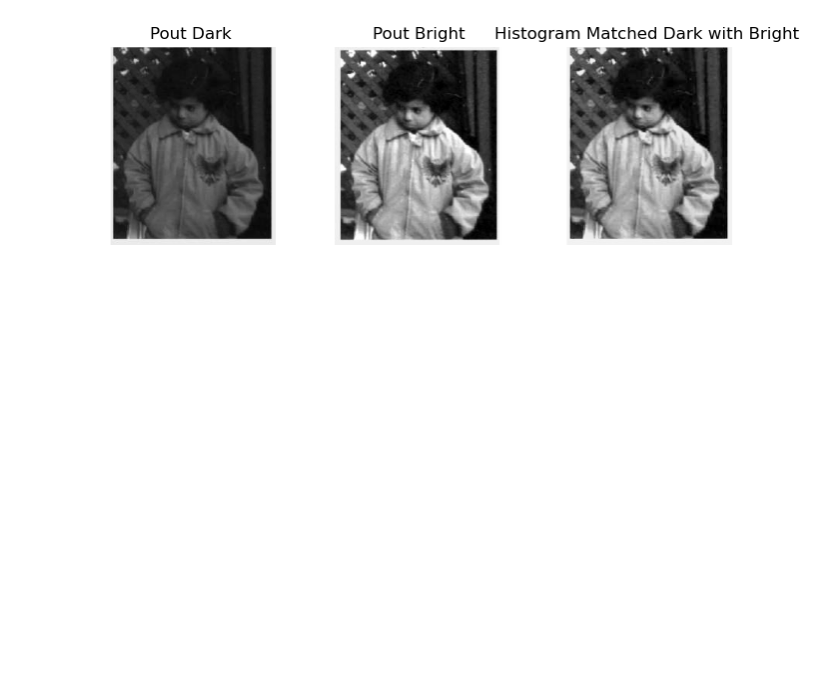
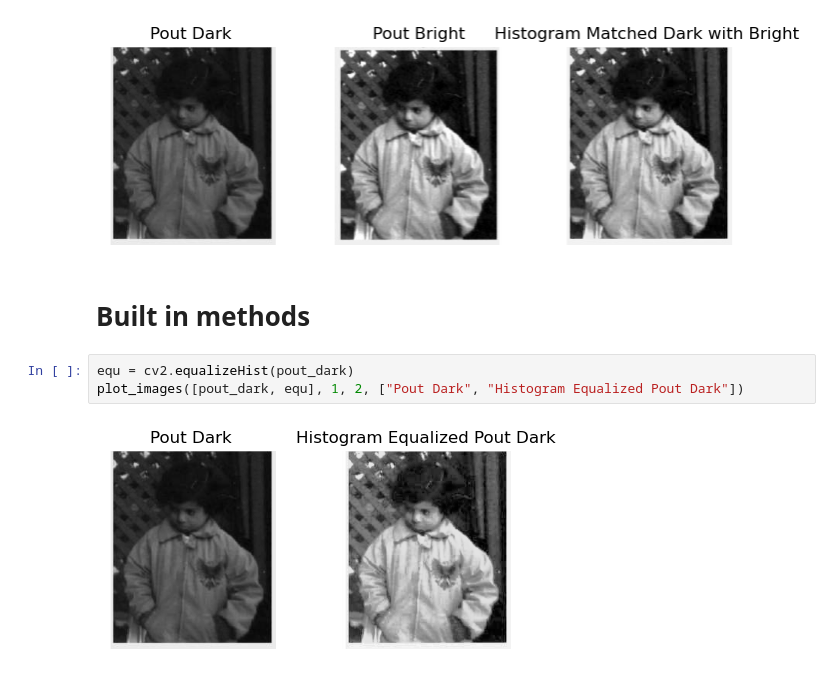
Before and after one commit to NSVEGUR/College-codeTrack, a Jupyter notebook: Sem-6/DIP/Week_5/CS20B1016_Week-5.ipynb, the cells around one changed output. Cells and saved outputs as stored; diff of their text form; blank space fills up the shorter version.

```diff
--- a/Sem-6/DIP/Week_5/CS20B1016_Week-5.ipynb
+++ b/Sem-6/DIP/Week_5/CS20B1016_Week-5.ipynb
@@ -97,3 +98,10 @@ matched_pout_dark = map_matched(pout_dark, histogram_equalization(pout_dark), hi
 plot_images([pout_dark, pout_bright, matched_pout_dark], 1, 3, ["Pout Dark", "Pout Bright", "Histogram Matched Dark with Bright"])
 # %% [output]
 [figure]
+# %% [markdown]
+# Built in methods
+# %%
+equ = cv2.equalizeHist(pout_dark)
+plot_images([pout_dark, equ], 1, 2, ["Pout Dark", "Histogram Equalized Pout Dark"])
+# %% [output]
+[figure, added]
```
Also changed, not shown: parts of 2 cells of this notebook, 3 other files.
